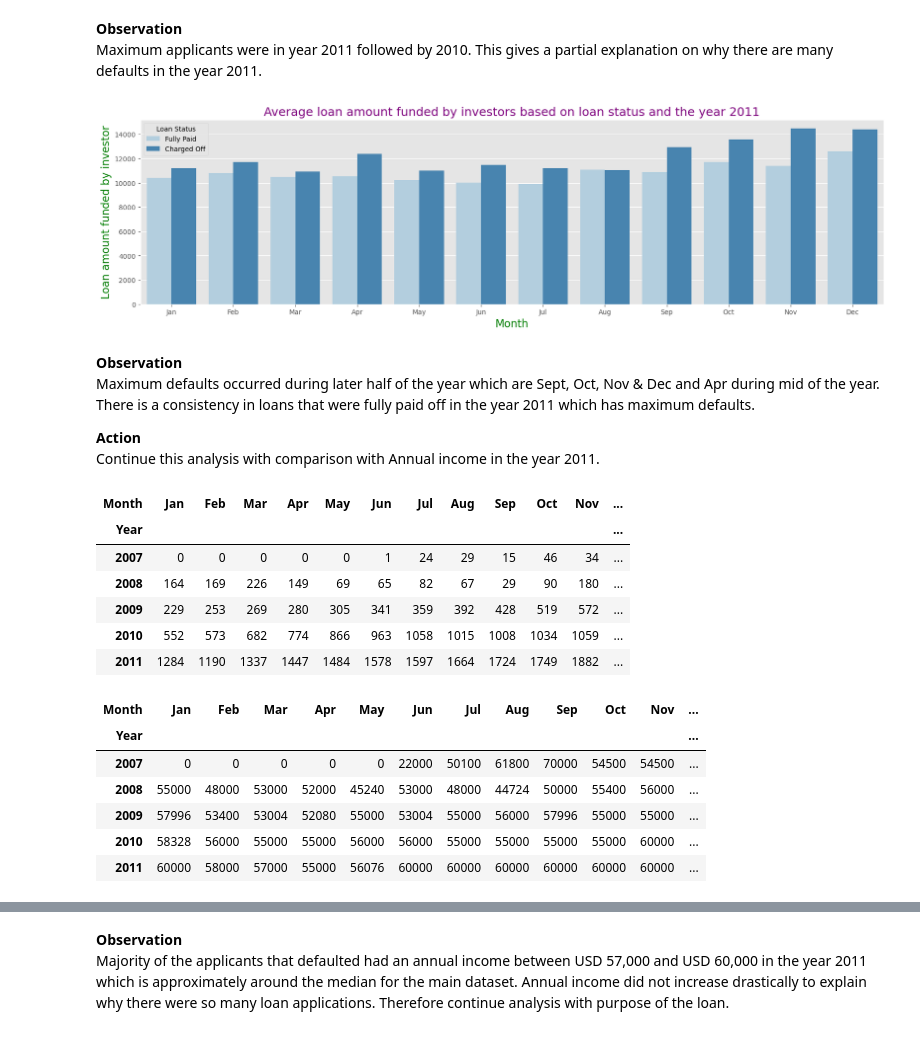
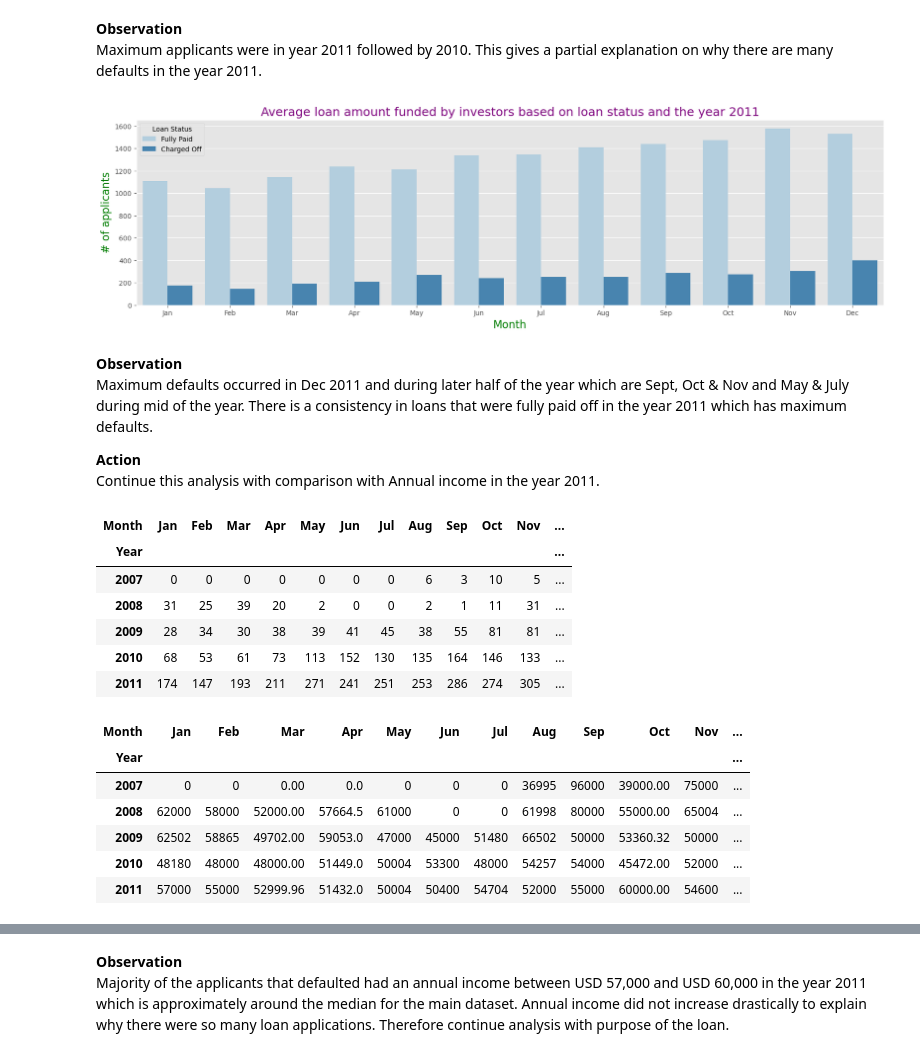
Before and after one commit to shagunp/Lending_CaseStudy, a Jupyter notebook: Andrea_Shagun.ipynb, the cells around one changed output, grey strips where cells are left out. Saved outputs shown, nothing was run; the diff lists cells and outputs as text; code cells hidden in the pictures.

```diff
--- a/Andrea_Shagun.ipynb
+++ b/Andrea_Shagun.ipynb
@@ -583,0 +622,4 @@ Name: emp_length, dtype: object
+# %%
+#remove all rows where the investor has not funded any amount
+inp4 = inp4[~( inp4.funded_amnt_inv == 0 )]
+inp4.shape
@@ -583,0 +630,3 @@ Name: emp_length, dtype: object
+# %%
+#Fully Paid = 1; Charged off = 0
+inp4['loan_status_num'] = inp4.loan_status.apply(lambda x : 1 if x == 'Fully Paid' else 0 )
@@ -584,3 +635,6 @@ Name: emp_length, dtype: object
+# %%
+#36 months = 0; 60 months = 1
+inp4['term_num'] = inp4.term.apply(lambda x : 0 if x == '36 months' else 1)
 # %% [markdown]
 **Observation**<br>
 Rows containing NaN values in column emp_length have been dropped since imputation is not allowed in this case study.
@@ -655,2 +694,6 @@ Columns to focus on:<br>
+# %%
+#inp4 : main dataset(after data cleaning & manipulation); inp5 = Charged off dataset from inp4.
+#data set for Charged off
+inp5 = inp4[inp4.loan_status == 'Charged Off']
 # %%
 #subplots for the univariate analysis
@@ -794,47 +1299,47 @@ plt.title("Average loan amount funded by investors based on loan status and the
           fontdict={'fontsize':18,'fontweight':5,'color':'Purple'})
 
 months=['Jan','Feb','Mar','Apr','May','Jun','Jul','Aug','Sep','Oct','Nov','Dec']
-sns.barplot(data=(inp4[inp4['Year']==2011]), x='Month',y='funded_amnt_inv', order=months,ci=0,palette='Blues',
-            hue='loan_status')
 
-plt.ylabel("Loan amount funded by investor",fontdict={'fontsize':16,'fontweight':5,'color':'Green'})
+sns.countplot(data=(inp4[inp4['Year']==2011]), x='Month', order=months,palette='Blues',hue='loan_status')
+
+plt.ylabel("# of applicants",fontdict={'fontsize':16,'fontweight':5,'color':'Green'})
 plt.xlabel("Month",fontdict={'fontsize':16,'fontweight':5,'color':'Green'})
 plt.legend(title="Loan Status")
 
 plt.show()
 # %% [output]
-[figure, old version]
+[figure, new version]
 # %% [markdown]
 **Observation**<br>
-Maximum defaults occurred during later half of the year which are Sept, Oct, Nov & Dec and Apr during mid of the year. There is a consistency in loans that were fully paid off in the year 2011 which has maximum defaults. <br>
+Maximum defaults occurred in Dec 2011  and during later half of the year which are Sept, Oct & Nov and May & July during mid of the year. There is a consistency in loans that were fully paid off in the year 2011 which has maximum defaults. <br>
 
 **Action**<br>
 Continue this analysis with comparison with Annual income in the year 2011.
 # %%
-#check whether data set has rows for all months & years
-inp4.pivot_table(index = "Year",columns="Month",values="annual_inc",
+#Charged off : check whether data set has rows for all months & years
+inp5.pivot_table(index = "Year",columns="Month",values="annual_inc",
                  fill_value=0,aggfunc=np.count_nonzero ).reindex(months, axis=1)
 # %% [output]
 | Month | Jan | Feb | Mar | Apr | May | Jun | Jul | Aug | Sep | Oct | Nov | ... |
 | Year |  |  |  |  |  |  |  |  |  |  |  | ... |
-| 2007 | 0 | 0 | 0 | 0 | 0 | 1 | 24 | 29 | 15 | 46 | 34 | ... |
-| 2008 | 164 | 169 | 226 | 149 | 69 | 65 | 82 | 67 | 29 | 90 | 180 | ... |
-| 2009 | 229 | 253 | 269 | 280 | 305 | 341 | 359 | 392 | 428 | 519 | 572 | ... |
-| 2010 | 552 | 573 | 682 | 774 | 866 | 963 | 1058 | 1015 | 1008 | 1034 | 1059 | ... |
-| 2011 | 1284 | 1190 | 1337 | 1447 | 1484 | 1578 | 1597 | 1664 | 1724 | 1749 | 1882 | ... |
+| 2007 | 0 | 0 | 0 | 0 | 0 | 0 | 0 | 6 | 3 | 10 | 5 | ... |
+| 2008 | 31 | 25 | 39 | 20 | 2 | 0 | 0 | 2 | 1 | 11 | 31 | ... |
+| 2009 | 28 | 34 | 30 | 38 | 39 | 41 | 45 | 38 | 55 | 81 | 81 | ... |
+| 2010 | 68 | 53 | 61 | 73 | 113 | 152 | 130 | 135 | 164 | 146 | 133 | ... |
+| 2011 | 174 | 147 | 193 | 211 | 271 | 241 | 251 | 253 | 286 | 274 | 305 | ... |
 # %%
-#above pivot table - there are no rows for year 2007 for months Jan,Feb,Mar, Apr & May
+#Charged off : above pivot table - there are no rows for year 2007 for months Jan,Feb,Mar, Apr & May
 #use pivot table to subset the data and aggregate; replace the missing data rows with 0 (see above pivot table)
-inp4.pivot_table(index = "Year",columns="Month",values="annual_inc",
+inp5.pivot_table(index = "Year",columns="Month",values="annual_inc",
                  fill_value=0,aggfunc=np.median ).reindex(months, axis=1)
 # %% [output]
 | Month | Jan | Feb | Mar | Apr | May | Jun | Jul | Aug | Sep | Oct | Nov | ... |
 | Year |  |  |  |  |  |  |  |  |  |  |  | ... |
-| 2007 | 0 | 0 | 0 | 0 | 0 | 22000 | 50100 | 61800 | 70000 | 54500 | 54500 | ... |
-| 2008 | 55000 | 48000 | 53000 | 52000 | 45240 | 53000 | 48000 | 44724 | 50000 | 55400 | 56000 | ... |
-| 2009 | 57996 | 53400 | 53004 | 52080 | 55000 | 53004 | 55000 | 56000 | 57996 | 55000 | 55000 | ... |
-| 2010 | 58328 | 56000 | 55000 | 55000 | 56000 | 56000 | 55000 | 55000 | 55000 | 55000 | 60000 | ... |
-| 2011 | 60000 | 58000 | 57000 | 55000 | 56076 | 60000 | 60000 | 60000 | 60000 | 60000 | 60000 | ... |
+| 2007 | 0 | 0 | 0.00 | 0.0 | 0 | 0 | 0 | 36995 | 96000 | 39000.00 | 75000 | ... |
+| 2008 | 62000 | 58000 | 52000.00 | 57664.5 | 61000 | 0 | 0 | 61998 | 80000 | 55000.00 | 65004 | ... |
+| 2009 | 62502 | 58865 | 49702.00 | 59053.0 | 47000 | 45000 | 51480 | 66502 | 50000 | 53360.32 | 50000 | ... |
+| 2010 | 48180 | 48000 | 48000.00 | 51449.0 | 50004 | 53300 | 48000 | 54257 | 54000 | 45472.00 | 52000 | ... |
+| 2011 | 57000 | 55000 | 52999.96 | 51432.0 | 50004 | 50400 | 54704 | 52000 | 55000 | 60000.00 | 54600 | ... |
 # %%
 inp4['annual_inc'].describe()
 # %% [output]
```
Also changed, not shown: parts of 121 cells of this notebook, 2 other files.
